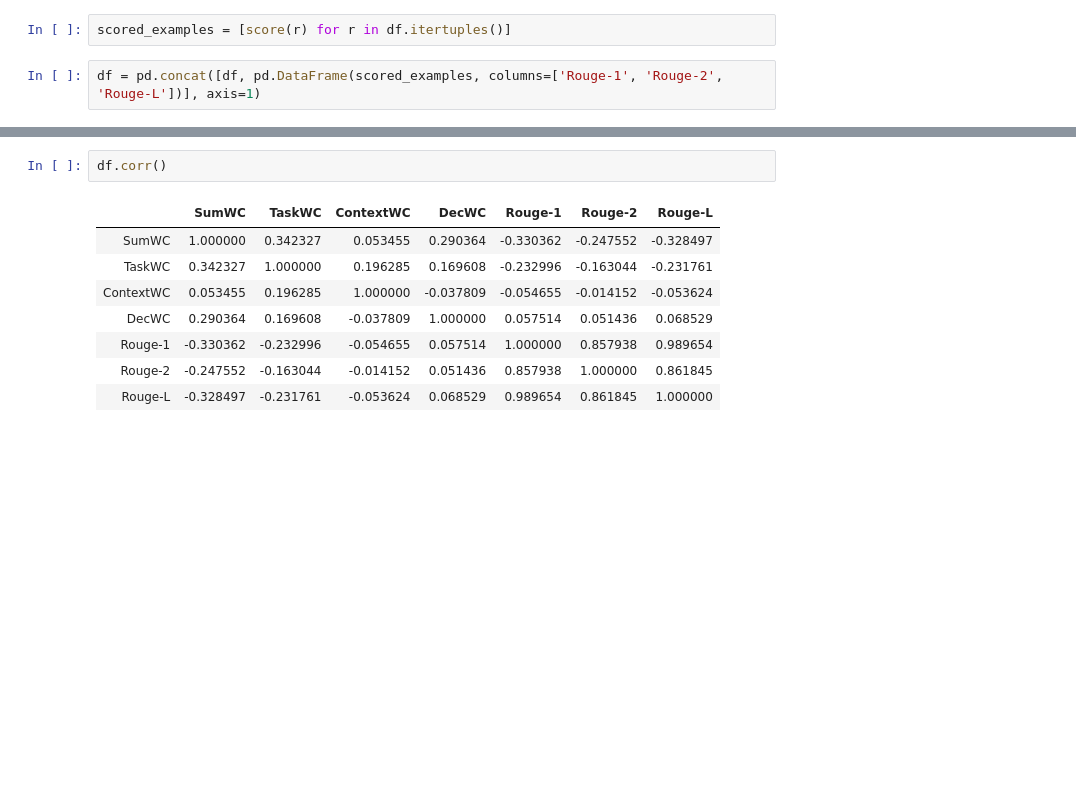
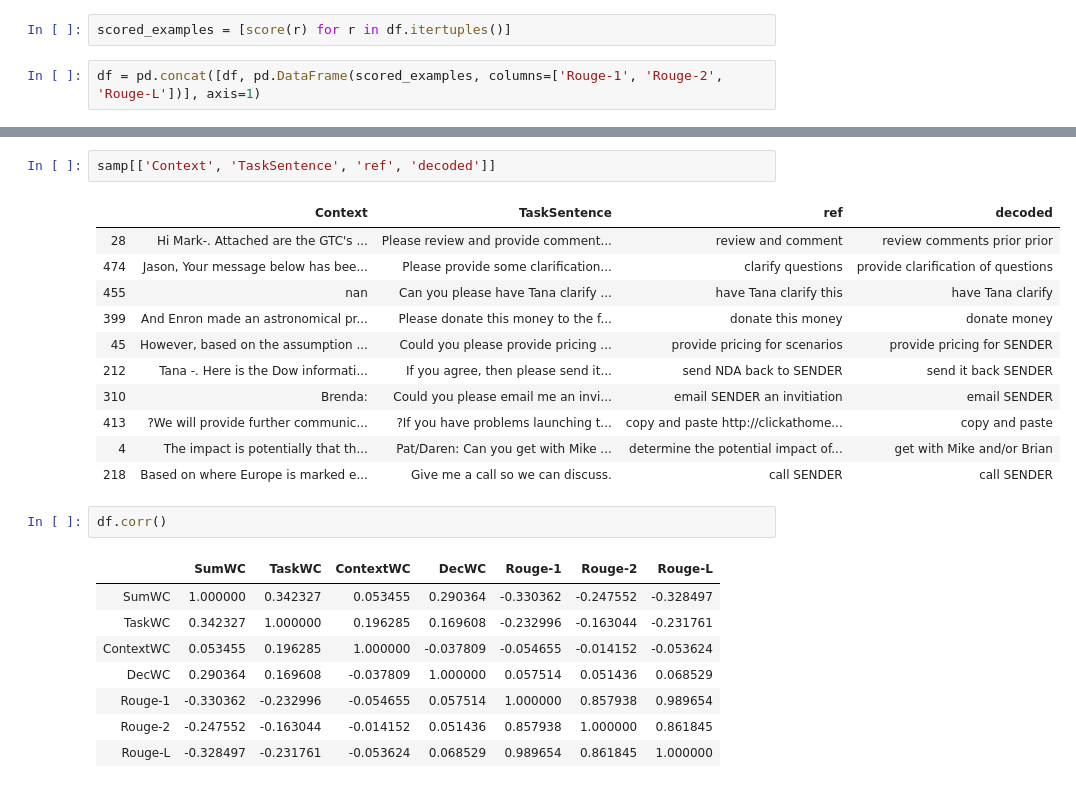
Before and after one commit to georgetao/extraction, a Jupyter notebook: LSTM_Summarizer/notebooks/SummaryAnalysis.ipynb, the cells around one changed output, grey strips where cells are left out. Cells and saved outputs as stored; diff of their text form; blank space fills up the shorter version.

```diff
--- a/LSTM_Summarizer/notebooks/SummaryAnalysis.ipynb
+++ b/LSTM_Summarizer/notebooks/SummaryAnalysis.ipynb
@@ -98,3 +142,17 @@ df[['TaskSentence', 'ref', 'decoded']].sample(10).head()
+# %%
+samp[['Context', 'TaskSentence', 'ref', 'decoded']]
+# %% [output]
+|  | Context | TaskSentence | ref | decoded |
+| 28 | Hi Mark-. Attached are the GTC's ... | Please review and provide comment... | review and comment | review comments prior prior |
+| 474 | Jason, Your message below has bee... | Please provide some clarification... | clarify questions | provide clarification of questions |
+| 455 | nan | Can you please have Tana clarify ... | have Tana clarify this | have Tana clarify |
+| 399 | And Enron made an astronomical pr... | Please donate this money to the f... | donate this money | donate money |
+| 45 | However, based on the assumption ... | Could you please provide pricing ... | provide pricing for scenarios | provide pricing for SENDER |
+| 212 | Tana -. Here is the Dow informati... | If you agree, then please send it... | send NDA back to SENDER | send it back SENDER |
+| 310 | Brenda: | Could you please email me an invi... | email SENDER an invitiation | email SENDER |
+| 413 | ?We will provide further communic... | ?If you have problems launching t... | copy and paste http://clickathome... | copy and paste |
+| 4 | The impact is potentially that th... | Pat/Daren: Can you get with Mike ... | determine the potential impact of... | get with Mike and/or Brian |
+| 218 | Based on where Europe is marked e... | Give me a call so we can discuss. | call SENDER | call SENDER |
 # %%
 df.corr()
 # %% [output]
```
Also changed, not shown: parts of 9 cells of this notebook, 1 other file.
